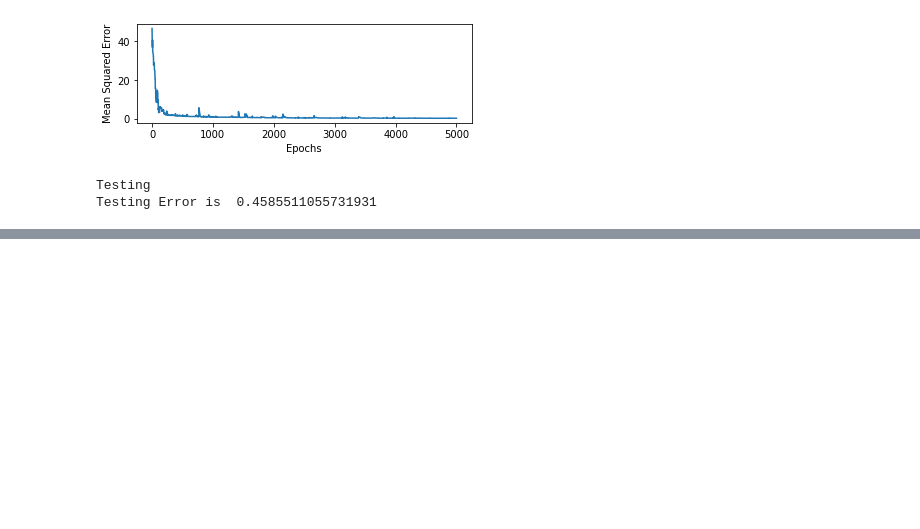
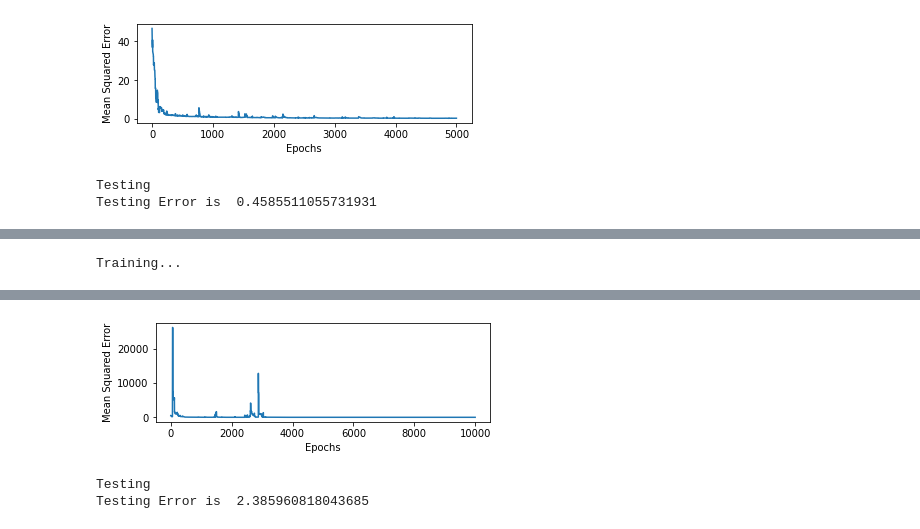
Before and after one commit to vineet891/FODS-Assignment, a Jupyter notebook: Assignment1/FODS_A1_a.ipynb, the cells around one changed output, grey strips where cells are left out. Cells and saved outputs as stored; diff of their text form; code cells hidden in the pictures; blank space fills up the shorter version.

```diff
--- a/Assignment1/FODS_A1_a.ipynb
+++ b/Assignment1/FODS_A1_a.ipynb
@@ -508,0 +715,9 @@ file.close()
+# %%
+#### NOT FINISHED ###
+SGD6 = PolynomialRegression(6)
+x_train_trans_6 = SGD6.transform(train_X)
+x_test_trans_6 = SGD6.transform(test_X)
+SGD6.fit(x_train_trans_6, train_y,epochs = 10000, learning='SGD', learning_rate=0.000076)
+SGD6.evaluate(x_test_trans_6,test_y)
+# %% [output]
+Training...
@@ -508,0 +741,3 @@ file.close()
+[figure, added]
+Testing
+Testing Error is  2.385960818043685
```
Also changed, not shown: parts of 34 cells of this notebook.
